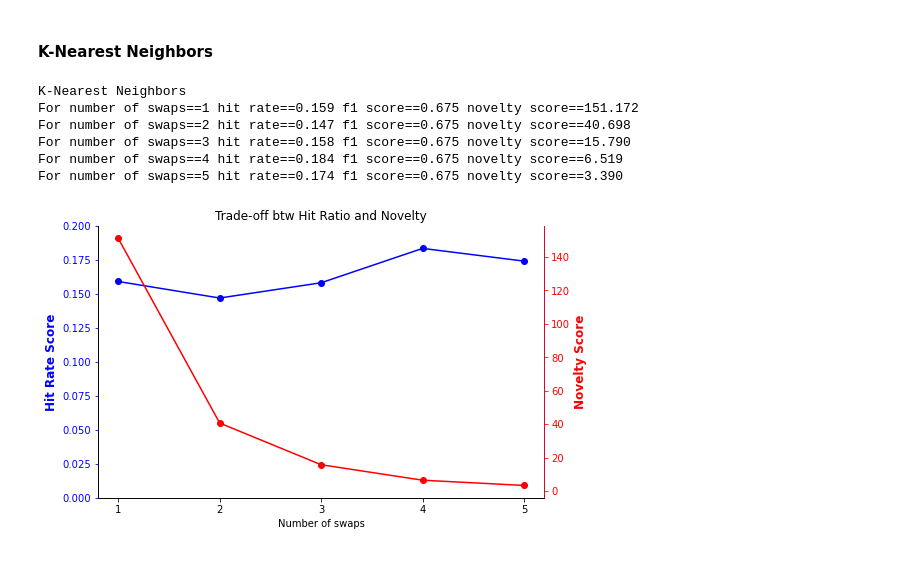
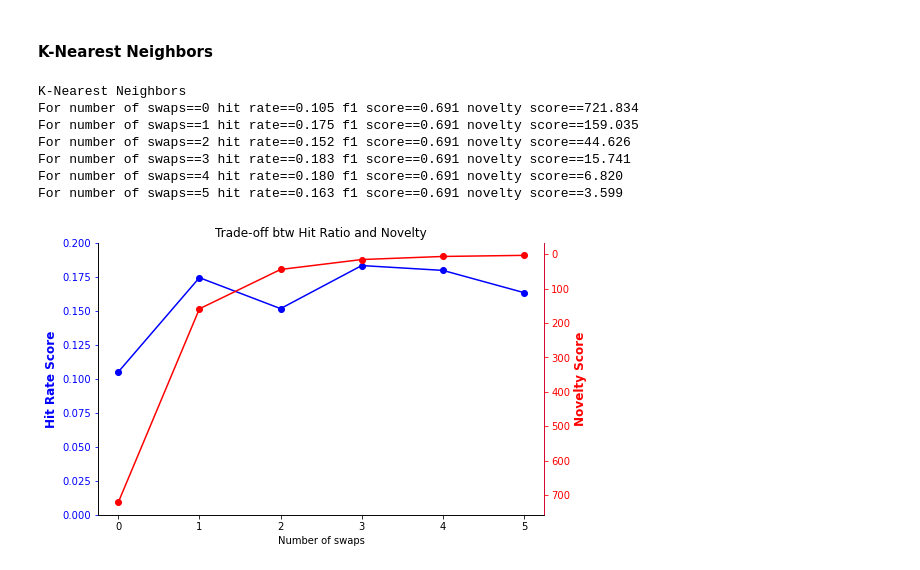
Before and after one commit to bdougall/W207_movies, a Jupyter notebook: content_based.ipynb, the cells around one changed output. Saved outputs shown, nothing was run; the diff lists cells and outputs as text; code cells hidden in the pictures.

Commit message:
running best model on test data

```diff
--- a/content_based.ipynb
+++ b/content_based.ipynb
@@ -1203,9 +1203,13 @@ Novelty is defined as the average number of ratings the top-10 movies in the ran
 We will run this simulation only on our best classifier, KNN.
 # %% [markdown]
 #### K-Nearest Neighbors
+# %%
+# Set a random user list of 5k users from the test set
+np.random.seed(100)
+user_list = np.random.choice(test_train['userId'].unique(), size=5000, replace=False)
 # %%
 # define range for number of swaps
-swap_range = [1, 2, 3, 4, 5]
+swap_range = np.arange(0,6)
 # for different number of swaps
 hit_rate_list = []
 f1_score_list = []
@@ -1215,7 +1219,8 @@ for x in swap_range:
     # initialize classifier with best param
     knn = KNeighborsClassifier(n_neighbors=best_knn_param)
     # compute the hit rate, f1 score and novelty score given param x
-    hit_rate, f1_score, novelty_score = get_hit_rate(user_list, clf=knn, num_rep=movie_features_csr, num_reshuffles=x)
+    hit_rate, f1_score, novelty_score = get_hit_rate(user_list, clf=knn, train_ratings_data=test_train, test_ratings_data=test_test,
+                                                     num_rep=movie_features_csr, num_reshuffles=x)
     # append hit rate to the hit_rate_list
     hit_rate_list.append(hit_rate)
     # append f1 score to the f1_score_list
@@ -1226,30 +1231,32 @@ for x in swap_range:
     print('For number of swaps=={} hit rate=={:.3f} f1 score=={:.3f} novelty score=={:.3f}'.format(x, hit_rate, f1_score, novelty_score))
 # %% [output]
 K-Nearest Neighbors
-For number of swaps==1 hit rate==0.159 f1 score==0.675 novelty score==151.172
-For number of swaps==2 hit rate==0.147 f1 score==0.675 novelty score==40.698
-For number of swaps==3 hit rate==0.158 f1 score==0.675 novelty score==15.790
-For number of swaps==4 hit rate==0.184 f1 score==0.675 novelty score==6.519
-For number of swaps==5 hit rate==0.174 f1 score==0.675 novelty score==3.390
+For number of swaps==0 hit rate==0.105 f1 score==0.691 novelty score==721.834
+For number of swaps==1 hit rate==0.175 f1 score==0.691 novelty score==159.035
+For number of swaps==2 hit rate==0.152 f1 score==0.691 novelty score==44.626
+For number of swaps==3 hit rate==0.183 f1 score==0.691 novelty score==15.741
+For number of swaps==4 hit rate==0.180 f1 score==0.691 novelty score==6.820
+For number of swaps==5 hit rate==0.163 f1 score==0.691 novelty score==3.599
 # %%
 fig, ax1 = plt.subplots(figsize=(8, 5))
 ax2 = ax1.twinx()
 ax1.plot(swap_range, hit_rate_list, color='blue', marker='o', label='hit rate')
 ax2.plot(swap_range, novelty_list, color='red', marker='o', label='novelty')
 ax1.set_title('Trade-off btw Hit Ratio and Novelty')
 ax1.spines['top'].set_visible(False)
 ax2.spines['top'].set_visible(False)
 ax1.set_xlabel('Number of swaps')
 ax1.set_ylabel('Hit Rate Score', fontsize='large', fontweight='bold')
 ax1.spines['right'].set_color('blue')
 ax1.yaxis.label.set_color('blue')
 ax1.tick_params(axis='y', colors='blue')
 ax1.set_ylim(0.0, 0.2)
 ax1.set_xticks(swap_range)
 ax2.set_ylabel('Novelty Score', fontsize='large', fontweight='bold')
 ax2.spines['right'].set_color('red')
 ax2.yaxis.label.set_color('red')
 ax2.tick_params(axis='y', colors='red')
+ax2.invert_yaxis()
 plt.show()
 # %% [output]
-[figure, old version]
+[figure, new version]
```
Also changed, not shown: parts of 1 cell of this notebook.
